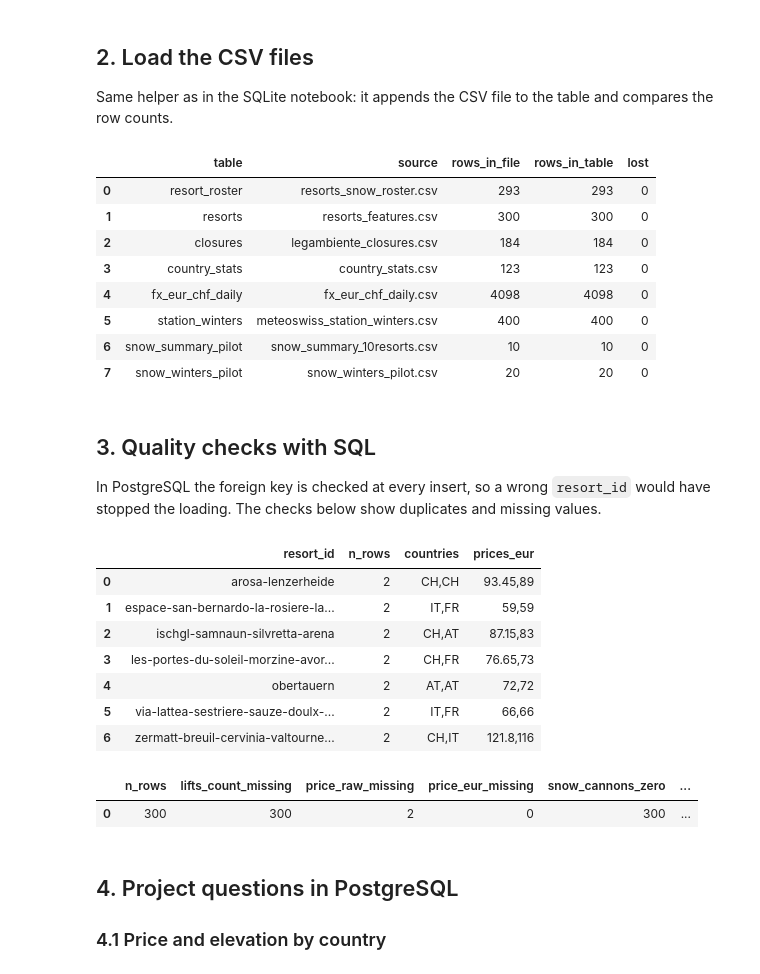
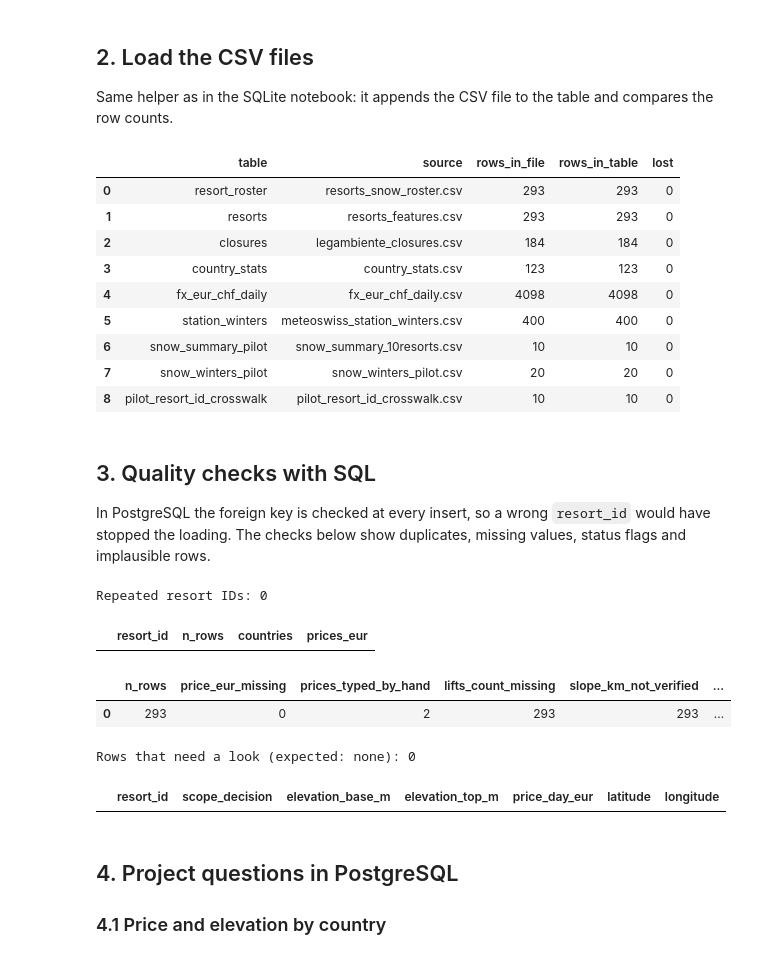
Before and after one commit to lucaricco12/sci-alpi, a Jupyter notebook: notebooks/05.2_postgresql_database.ipynb, the cells around one changed output. Saved outputs shown, nothing was run; the diff lists cells and outputs as text; code cells hidden in the pictures.

```diff
--- a/notebooks/05.2_postgresql_database.ipynb
+++ b/notebooks/05.2_postgresql_database.ipynb
@@ -231,10 +256,10 @@ for col in ["include_in_alpine_candidate_set", "base_elevation_at_point_verified
     roster[col] = roster[col].astype(bool)
 load("resort_roster", roster[table_columns("resort_roster")], "resorts_snow_roster.csv")
 
-# 2) Resorts (the resort_id is the last part of the Skiresort URL)
+# 2) Resorts (293 rows, one per ski area; repaired file from notebook 02.4)
 resorts = pd.read_csv(PROCESSED / "resorts_features.csv")
-resorts.insert(0, "resort_id", resorts["url"].str.rstrip("/").str.split("/").str[-1])
-resorts.insert(0, "row_id", range(1, len(resorts) + 1))
+for col in ["cross_border", "in_alpine_candidate_set", "in_alpine_analysis_set"]:
+    resorts[col] = resorts[col].astype(bool)
 load("resorts", resorts[table_columns("resorts")], "resorts_features.csv")
 
 # 3) Legambiente closures
@@ -252,58 +277,77 @@ load("station_winters", stations[table_columns("station_winters")], "meteoswiss_
 load("snow_summary_pilot", pd.read_csv(PROCESSED / "snow_summary_10resorts.csv"), "snow_summary_10resorts.csv")
 load("snow_winters_pilot", pd.read_csv(PROCESSED / "snow_winters_pilot.csv"), "snow_winters_pilot.csv")
 
+# 5) Crosswalk from the old pilot IDs to the canonical IDs (made by Matthias's src/run_snow_checkpoints.py)
+crosswalk = pd.read_csv(PROCESSED / "pilot_resort_id_crosswalk.csv")
+crosswalk["gateway_of_cross_border_area"] = crosswalk["gateway_of_cross_border_area"].astype(bool)
+load("pilot_resort_id_crosswalk", crosswalk[table_columns("pilot_resort_id_crosswalk")], "pilot_resort_id_crosswalk.csv")
+
 load_log = pd.DataFrame(log)
 load_log
 # %% [output]
 |  | table | source | rows_in_file | rows_in_table | lost |
 | 0 | resort_roster | resorts_snow_roster.csv | 293 | 293 | 0 |
-| 1 | resorts | resorts_features.csv | 300 | 300 | 0 |
+| 1 | resorts | resorts_features.csv | 293 | 293 | 0 |
 | 2 | closures | legambiente_closures.csv | 184 | 184 | 0 |
 | 3 | country_stats | country_stats.csv | 123 | 123 | 0 |
 | 4 | fx_eur_chf_daily | fx_eur_chf_daily.csv | 4098 | 4098 | 0 |
 | 5 | station_winters | meteoswiss_station_winters.csv | 400 | 400 | 0 |
 | 6 | snow_summary_pilot | snow_summary_10resorts.csv | 10 | 10 | 0 |
 | 7 | snow_winters_pilot | snow_winters_pilot.csv | 20 | 20 | 0 |
+| 8 | pilot_resort_id_crosswalk | pilot_resort_id_crosswalk.csv | 10 | 10 | 0 |
 # %% [markdown]
 ## 3. Quality checks with SQL
 
-In PostgreSQL the foreign key is checked at every insert, so a wrong `resort_id` would have stopped the loading. The checks below show duplicates and missing values.
+In PostgreSQL the foreign key is checked at every insert, so a wrong `resort_id` would have stopped the loading. The checks below show duplicates, missing values, status flags and implausible rows.
 # %%
-# Resort IDs that appear in more than one row (STRING_AGG replaces GROUP_CONCAT)
+# Resort IDs that appear in more than one row (STRING_AGG replaces GROUP_CONCAT).
+# The primary key already forbids duplicates; the query documents that the old problem (7 repeated areas) is gone.
 dups = sql('''
     SELECT resort_id,
            COUNT(*)                                        AS n_rows,
-           STRING_AGG(country, ',' ORDER BY row_id)        AS countries,
-           STRING_AGG(price_day_eur::text, ',' ORDER BY row_id) AS prices_eur
+           STRING_AGG(country, ',' ORDER BY country)       AS countries,
+           STRING_AGG(price_day_eur::text, ',' ORDER BY country) AS prices_eur
     FROM resorts
     GROUP BY resort_id
     HAVING COUNT(*) > 1
     ORDER BY resort_id
 ''')
+print("Repeated resort IDs:", len(dups))
 dups
 # %% [output]
+Repeated resort IDs: 0
 |  | resort_id | n_rows | countries | prices_eur |
-| 0 | arosa-lenzerheide | 2 | CH,CH | 93.45,89 |
-| 1 | espace-san-bernardo-la-rosiere-la... | 2 | IT,FR | 59,59 |
-| 2 | ischgl-samnaun-silvretta-arena | 2 | CH,AT | 87.15,83 |
-| 3 | les-portes-du-soleil-morzine-avor... | 2 | CH,FR | 76.65,73 |
-| 4 | obertauern | 2 | AT,AT | 72,72 |
-| 5 | via-lattea-sestriere-sauze-doulx-... | 2 | IT,FR | 66,66 |
-| 6 | zermatt-breuil-cervinia-valtourne... | 2 | CH,IT | 121.8,116 |
 # %%
-# Missing and constant values (COUNT(*) FILTER (WHERE ...) replaces SUM(condition))
-sql('''
-    SELECT COUNT(*)                                          AS n_rows,
-           COUNT(*) FILTER (WHERE lifts_count IS NULL)       AS lifts_count_missing,
-           COUNT(*) FILTER (WHERE price_day_raw IS NULL)     AS price_raw_missing,
-           COUNT(*) FILTER (WHERE price_day_eur IS NULL)     AS price_eur_missing,
-           COUNT(*) FILTER (WHERE snow_cannons = 0)          AS snow_cannons_zero,
-           COUNT(DISTINCT snow_cannons)                      AS snow_cannons_distinct_values
+# Missing values and status flags (COUNT(*) FILTER (WHERE ...) replaces SUM(condition))
+quality = sql('''
+    SELECT COUNT(*)                                                   AS n_rows,
+           COUNT(*) FILTER (WHERE price_day_eur IS NULL)              AS price_eur_missing,
+           COUNT(*) FILTER (WHERE price_source = 'manual_entry')      AS prices_typed_by_hand,
+           COUNT(*) FILTER (WHERE lifts_count IS NULL)                AS lifts_count_missing,
+           COUNT(*) FILTER (WHERE slope_status = 'unverified_old_parser') AS slope_km_not_verified,
+           COUNT(*) FILTER (WHERE hotels_status = 'not_measured')     AS hotels_not_measured,
+           COUNT(*) FILTER (WHERE coordinate_check IN ('two_geocodes_differ_review','single_geocode_only')) AS coordinates_to_review
     FROM resorts
 ''')
+quality
 # %% [output]
-|  | n_rows | lifts_count_missing | price_raw_missing | price_eur_missing | snow_cannons_zero | ... |
-| 0 | 300 | 300 | 2 | 0 | 300 | ... |
+|  | n_rows | price_eur_missing | prices_typed_by_hand | lifts_count_missing | slope_km_not_verified | ... |
+| 0 | 293 | 0 | 2 | 293 | 293 | ... |
+# %%
+# Plausibility: elevation and price for all areas, position only for the Alpine analysis set
+bad = sql('''
+    SELECT resort_id, scope_decision, elevation_base_m, elevation_top_m, price_day_eur, latitude, longitude
+    FROM resorts
+    WHERE elevation_base_m >= elevation_top_m
+       OR price_day_eur NOT BETWEEN 10 AND 200
+       OR (in_alpine_analysis_set AND (latitude NOT BETWEEN 43 AND 48.5 OR longitude NOT BETWEEN 5 AND 17.5
+                                       OR nearest_other_resort_km > 40))
+''')
+print("Rows that need a look (expected: none):", len(bad))
+bad
+# %% [output]
+Rows that need a look (expected: none): 0
+|  | resort_id | scope_decision | elevation_base_m | elevation_top_m | price_day_eur | latitude | longitude |
 # %% [markdown]
 ## 4. Project questions in PostgreSQL
 
```
Also changed, not shown: parts of 13 cells of this notebook, 5 other files.
